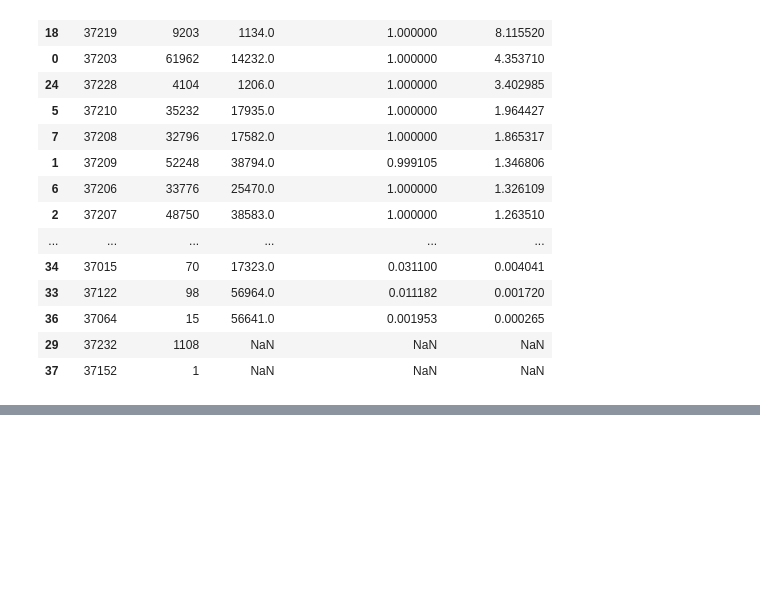
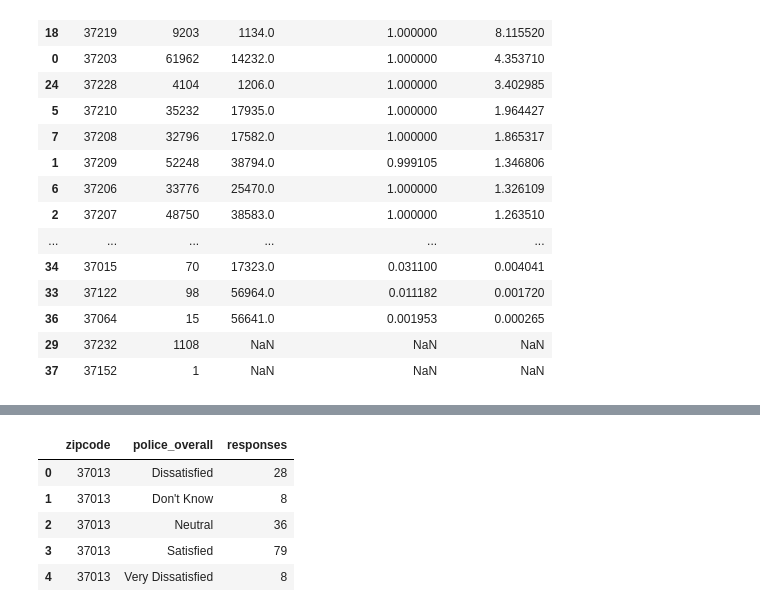
Before and after one commit to dobbinjp/nss-help, a Jupyter notebook: jumpstart_analysis.ipynb, the cells around one changed output, grey strips where cells are left out. Saved outputs shown, nothing was run; the diff lists cells and outputs as text; code cells hidden in the pictures; blank space fills up the shorter version.

```diff
--- a/jumpstart_analysis.ipynb
+++ b/jumpstart_analysis.ipynb
@@ -400,3 +400,5 @@ calls_per_zipcode.sort_values(by='calls_per_capita', ascending=False)
 | 37 | 37152 | 1 | NaN | NaN | NaN |
 # %%
 # 24. create a connection to the survey data db and a cursor to find all available tables in the database
+conn = sql.connect('C:\\Users\\jimmy\\Documents\\NSS_Analytics_Jumpstart\\data\\metro_survey.db')
+cur = conn.cursor()
@@ -402,0 +420,5 @@ calls_per_zipcode.sort_values(by='calls_per_capita', ascending=False)
+# %%
+# 25. write a query to join safety and info tables on Id and load them into a single pandas df
+query = "select * from safety as s join info as i on s.Id = i.Id"
+
+safety_exp = pd.read_sql(query, conn)
@@ -402,0 +431,11 @@ calls_per_zipcode.sort_values(by='calls_per_capita', ascending=False)
+# %%
+# rename the columns so I can use dot name notation
+police_survey_by_zip = police_survey_by_zip.rename(columns={'ZIP Code': 'zipcode', 'Police - Overall': 'police_overall'})
+police_survey_by_zip.head()
+# %% [output]
+|  | zipcode | police_overall | responses |
+| 0 | 37013 | Dissatisfied | 28 |
+| 1 | 37013 | Don't Know | 8 |
+| 2 | 37013 | Neutral | 36 |
+| 3 | 37013 | Satisfied | 79 |
+| 4 | 37013 | Very Dissatisfied | 8 |
```
Also changed, not shown: parts of 6 cells of this notebook.
